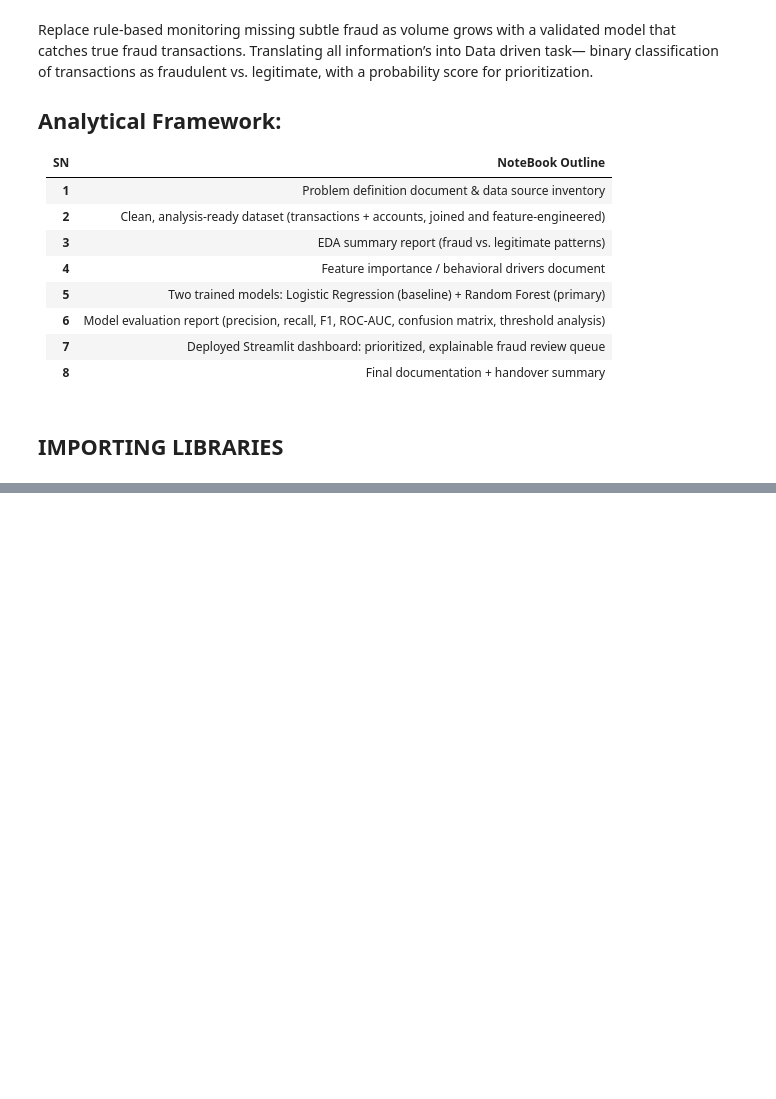
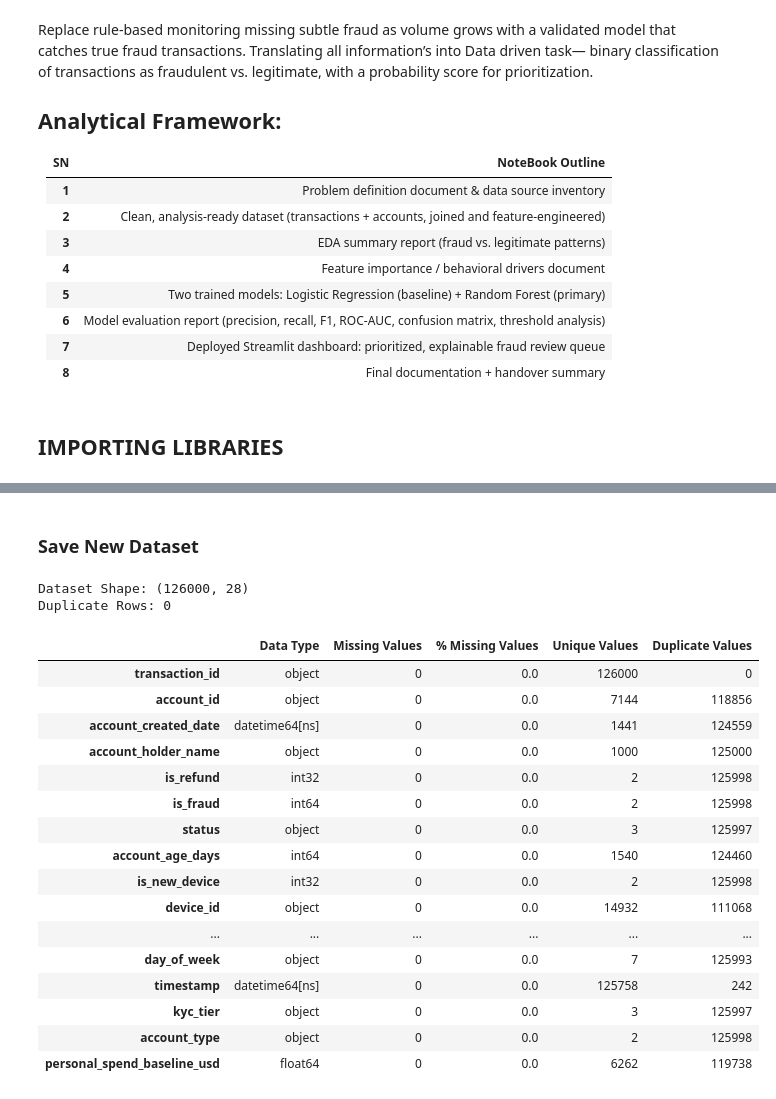
Before and after one commit to LUCIUSNJOKU/FINLORA-FINANCE, a Jupyter notebook: Finlora_Finance_PJ/PY_Notebook/Data_Cleaning.ipynb, the cells around one changed output, grey strips where cells are left out. Saved outputs shown, nothing was run; the diff lists cells and outputs as text; code cells hidden in the pictures; blank space fills up the shorter version.

Commit message:
version2 of Finlora project

```diff
--- a/Finlora_Finance_PJ/PY_Notebook/Data_Cleaning.ipynb
+++ b/Finlora_Finance_PJ/PY_Notebook/Data_Cleaning.ipynb
@@ -499,21 +139,0 @@ transaction_data.head()
-# %%
-# 1. Merging the two datasets
-# Remove duplicate account-level columns from Dataset 2
-transaction_data = transaction_data.drop(
-    columns=["account_type", "kyc_tier", "currency", "home_country"])
-
-# Merge datasets
-merged_data = pd.merge(account_data, transaction_data, on="account_id", how="inner")
-
-# Display columns
-print("Merged Dataset Columns:")
-print(merged_data.columns.tolist())
-
-# Merged Data Summary
-merged_summary = pd.DataFrame({
-    "Data Type": merged_data.dtypes.astype(str),
-    "Missing Values": merged_data.isna().sum(),
-    "% Missing Values": (merged_data.isna().mean() * 100).round(2),
-    "Unique Values": merged_data.nunique(),
-    "Duplicate Values": [merged_data.duplicated(subset=[col]).sum() for col in merged_data.columns]
-}).sort_values(by="% Missing Values", ascending=False)
@@ -561,0 +221,38 @@ memory usage: 58.6 MB
+# %% [markdown]
+### Save New Dataset
+# %%
+finlora_data.to_csv(r'C:\Users\User\Documents\AMDARI_IMS\Finlora_Finance_PJ\Dataset\preprocessed_data\cleaned_finlora_data.csv', index=False)
+finlora_data.head()
+# Data Summary
+finlora_summary = pd.DataFrame({
+    "Data Type": finlora_data.dtypes.astype(str),
+    "Missing Values": finlora_data.isna().sum(),
+    "% Missing Values": (finlora_data.isna().mean() * 100).round(2),
+    "Unique Values": finlora_data.nunique(),
+    "Duplicate Values": [finlora_data[col].duplicated().sum()for col in finlora_data.columns]})
+finlora_summary = (finlora_summary.sort_values("% Missing Values", ascending=False))
+
+print("Dataset Shape:", finlora_data.shape)
+print("Duplicate Rows:", finlora_data.duplicated().sum())
+
+finlora_summary
+# %% [output]
+Dataset Shape: (126000, 28)
+Duplicate Rows: 0
+|  | Data Type | Missing Values | % Missing Values | Unique Values | Duplicate Values |
+| transaction_id | object | 0 | 0.0 | 126000 | 0 |
+| account_id | object | 0 | 0.0 | 7144 | 118856 |
+| account_created_date | datetime64[ns] | 0 | 0.0 | 1441 | 124559 |
+| account_holder_name | object | 0 | 0.0 | 1000 | 125000 |
+| is_refund | int32 | 0 | 0.0 | 2 | 125998 |
+| is_fraud | int64 | 0 | 0.0 | 2 | 125998 |
+| status | object | 0 | 0.0 | 3 | 125997 |
+| account_age_days | int64 | 0 | 0.0 | 1540 | 124460 |
+| is_new_device | int32 | 0 | 0.0 | 2 | 125998 |
+| device_id | object | 0 | 0.0 | 14932 | 111068 |
+| ... | ... | ... | ... | ... | ... |
+| day_of_week | object | 0 | 0.0 | 7 | 125993 |
+| timestamp | datetime64[ns] | 0 | 0.0 | 125758 | 242 |
+| kyc_tier | object | 0 | 0.0 | 3 | 125997 |
+| account_type | object | 0 | 0.0 | 2 | 125998 |
+| personal_spend_baseline_usd | float64 | 0 | 0.0 | 6262 | 119738 |
```
Also changed, not shown: parts of 36 cells of this notebook, 23 other files.
